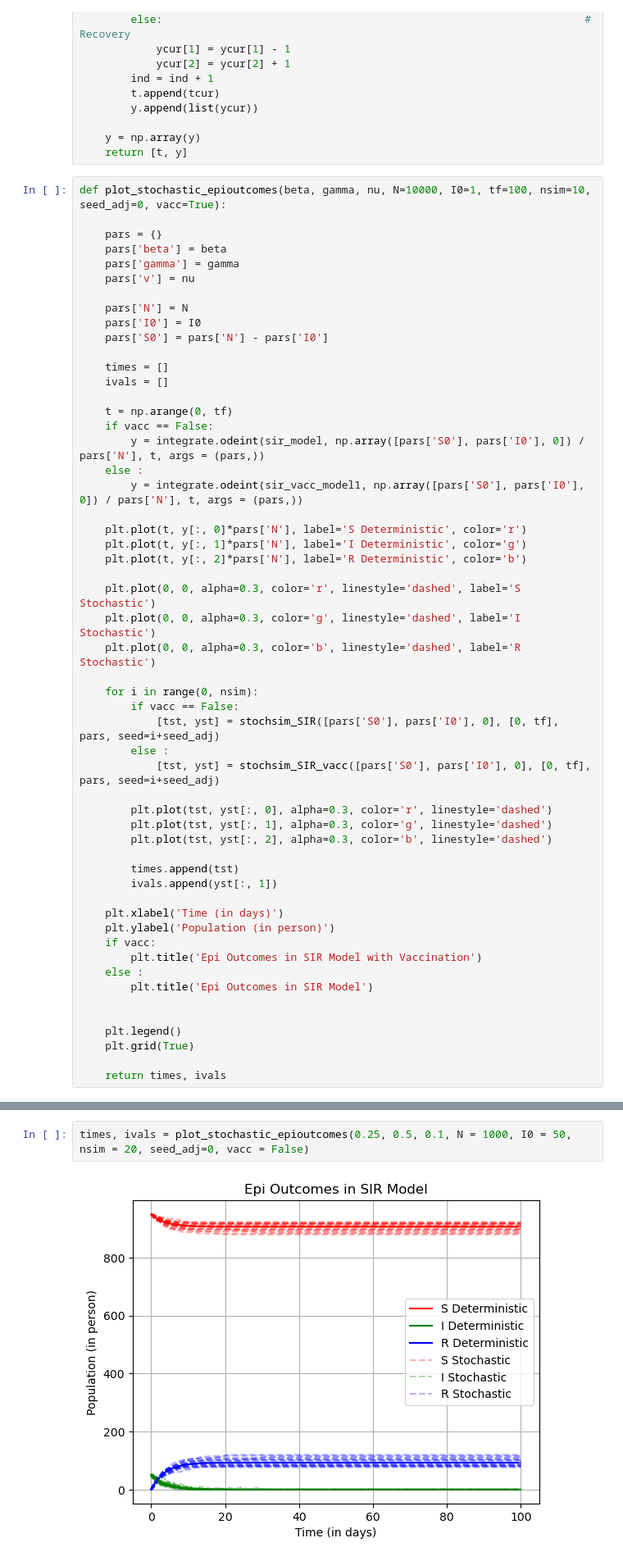
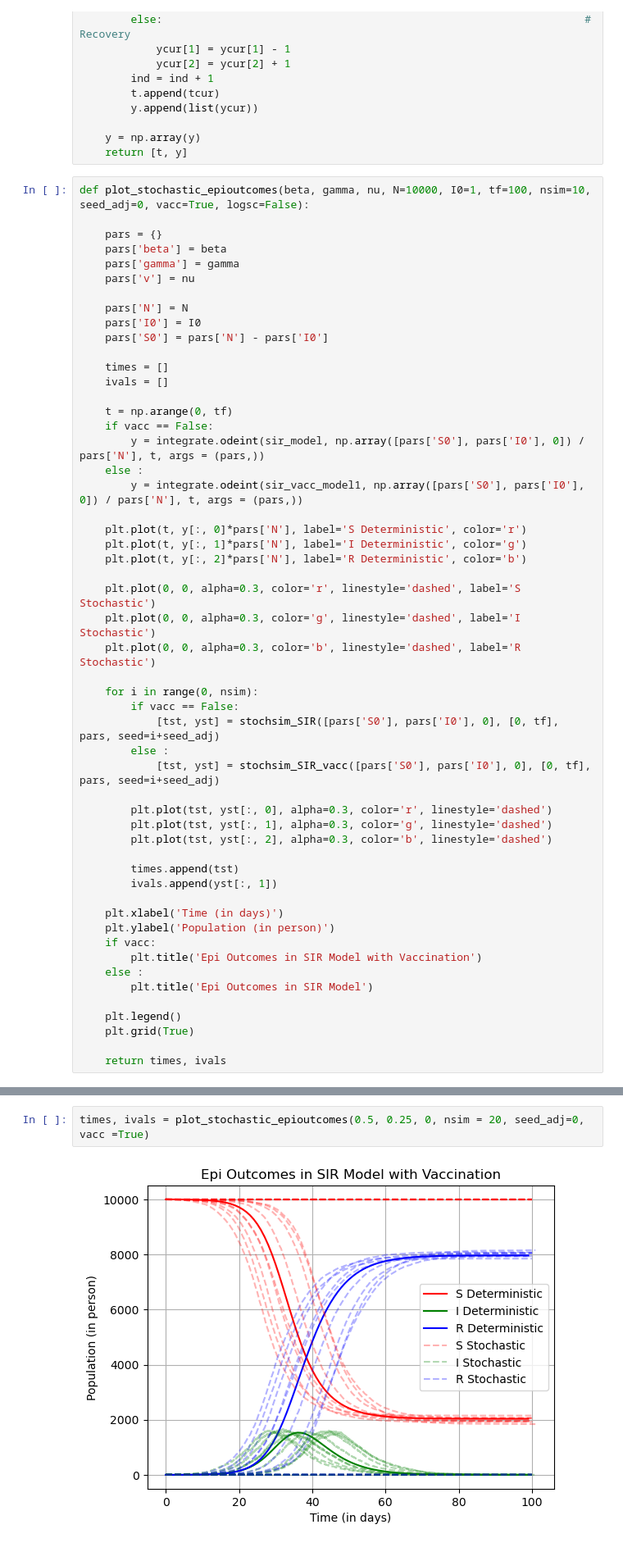
Before and after one commit to mdsnpr/Epidemiology-Summer2025-, a Jupyter notebook: Codes/Simulation of SIR Models with Vaccination.ipynb, the cells around one changed output, grey strips where cells are left out. Shown: that part at 82% size. Drawn from its saved outputs; the diff is of its cells as text.

```diff
--- a/Codes/Simulation of SIR Models with Vaccination.ipynb
+++ b/Codes/Simulation of SIR Models with Vaccination.ipynb
@@ -376,7 +384,7 @@ def stochsim_SIR_vacc(y0, trange, pars, seed):
     y = np.array(y)
     return [t, y]
 # %%
-def plot_stochastic_epioutcomes(beta, gamma, nu, N=10000, I0=1, tf=100, nsim=10, seed_adj=0, vacc=True):
+def plot_stochastic_epioutcomes(beta, gamma, nu, N=10000, I0=1, tf=100, nsim=10, seed_adj=0, vacc=True, logsc=False):
 
     pars = {}
     pars['beta'] = beta
@@ -424,7 +432,6 @@ def plot_stochastic_epioutcomes(beta, gamma, nu, N=10000, I0=1, tf=100, nsim=10,
     else :
         plt.title('Epi Outcomes in SIR Model')
 
-
     plt.legend()
     plt.grid(True)
 
@@ -512,6 +517,6 @@ times, ivals = plot_stochastic_epioutcomes(0.5, 0.25, 0.1, nsim = 20, seed_adj=0
 # %% [output]
 [figure]
 # %%
-times, ivals = plot_stochastic_epioutcomes(0.25, 0.5, 0.1, N = 1000, I0 = 50, nsim = 20, seed_adj=0, vacc = False)
+times, ivals = plot_stochastic_epioutcomes(0.5, 0.25, 0, nsim = 20, seed_adj=0, vacc =True)
 # %% [output]
-[figure, old version]
+[figure, new version]
```
Also changed, not shown: parts of 8 cells of this notebook, 4 other files.
